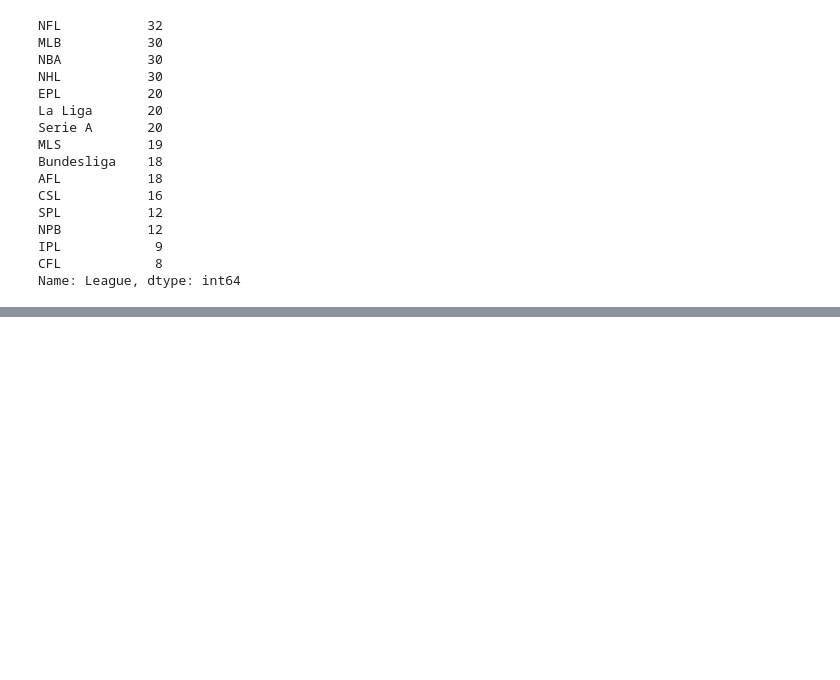
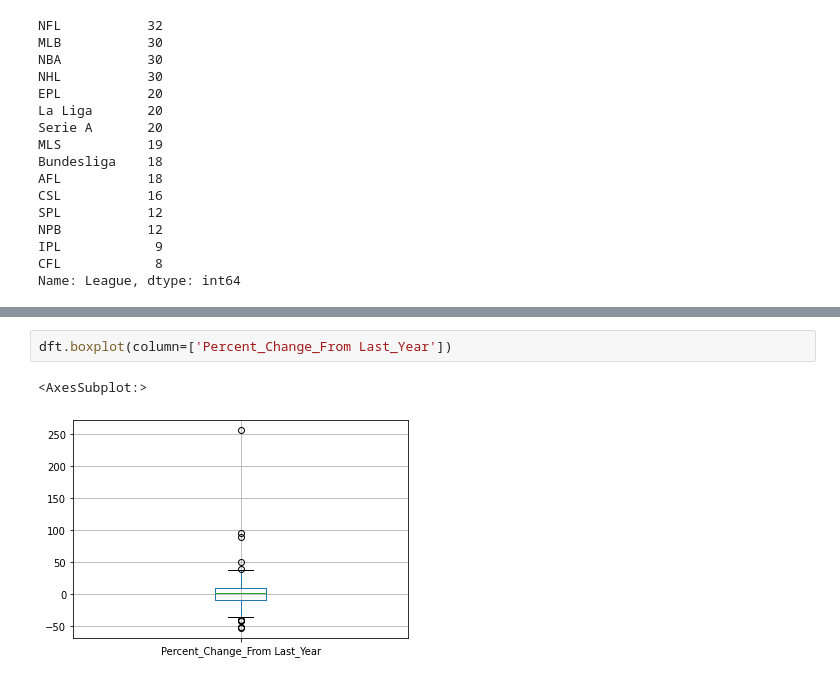
Before and after one commit to arjun-verma/Major_Project, a Jupyter notebook: analysis/univariate.ipynb, the cells around one changed output, grey strips where cells are left out. Saved outputs shown, nothing was run; the diff lists cells and outputs as text; blank space fills up the shorter version.

```diff
--- a/analysis/univariate.ipynb
+++ b/analysis/univariate.ipynb
@@ -195,0 +236,5 @@ SyntaxError: invalid syntax (519931452.py, line 2)
+# %%
+dft.boxplot(column=['Percent_Change_From Last_Year'])
+# %% [output]
+<AxesSubplot:>
+[figure, added]
```
Also changed, not shown: parts of 17 cells of this notebook, 1 other file.
